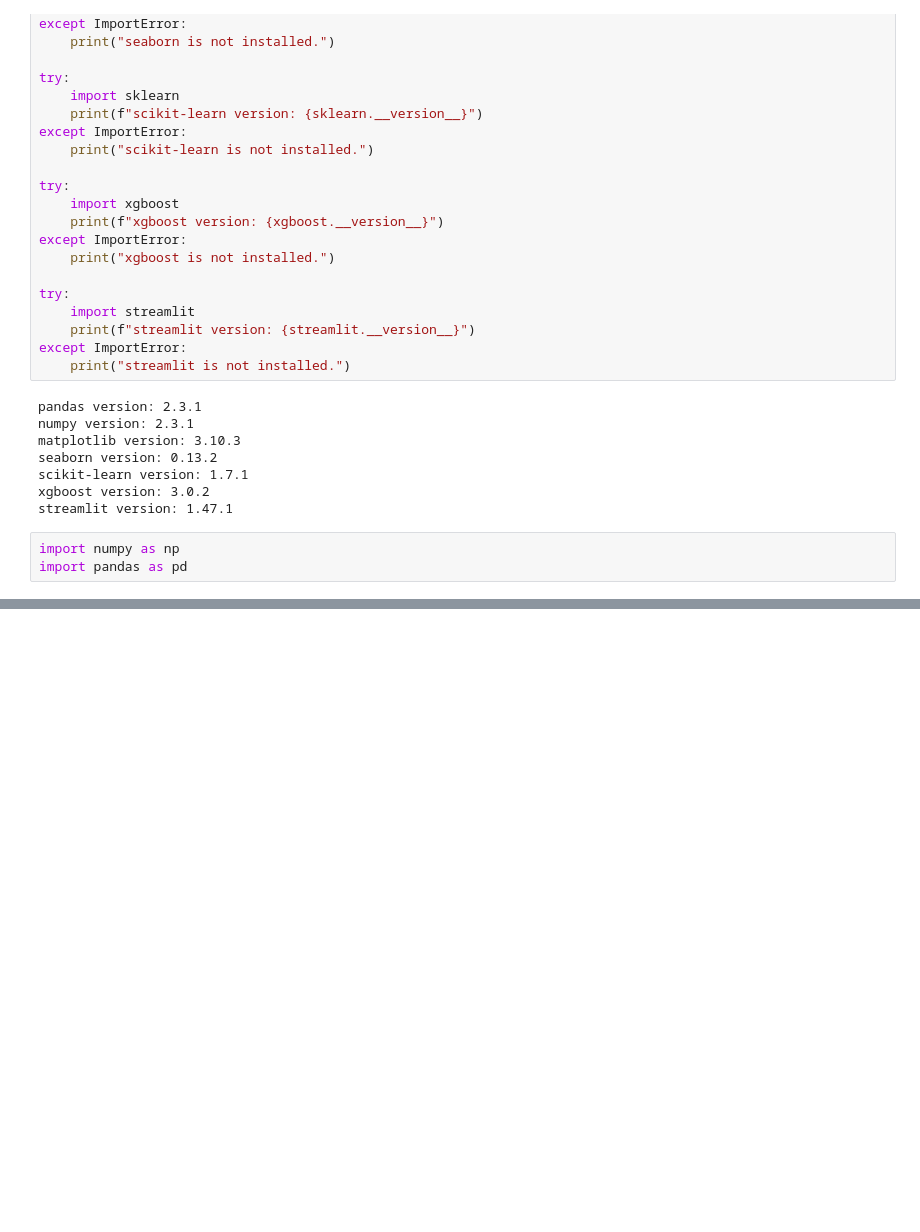
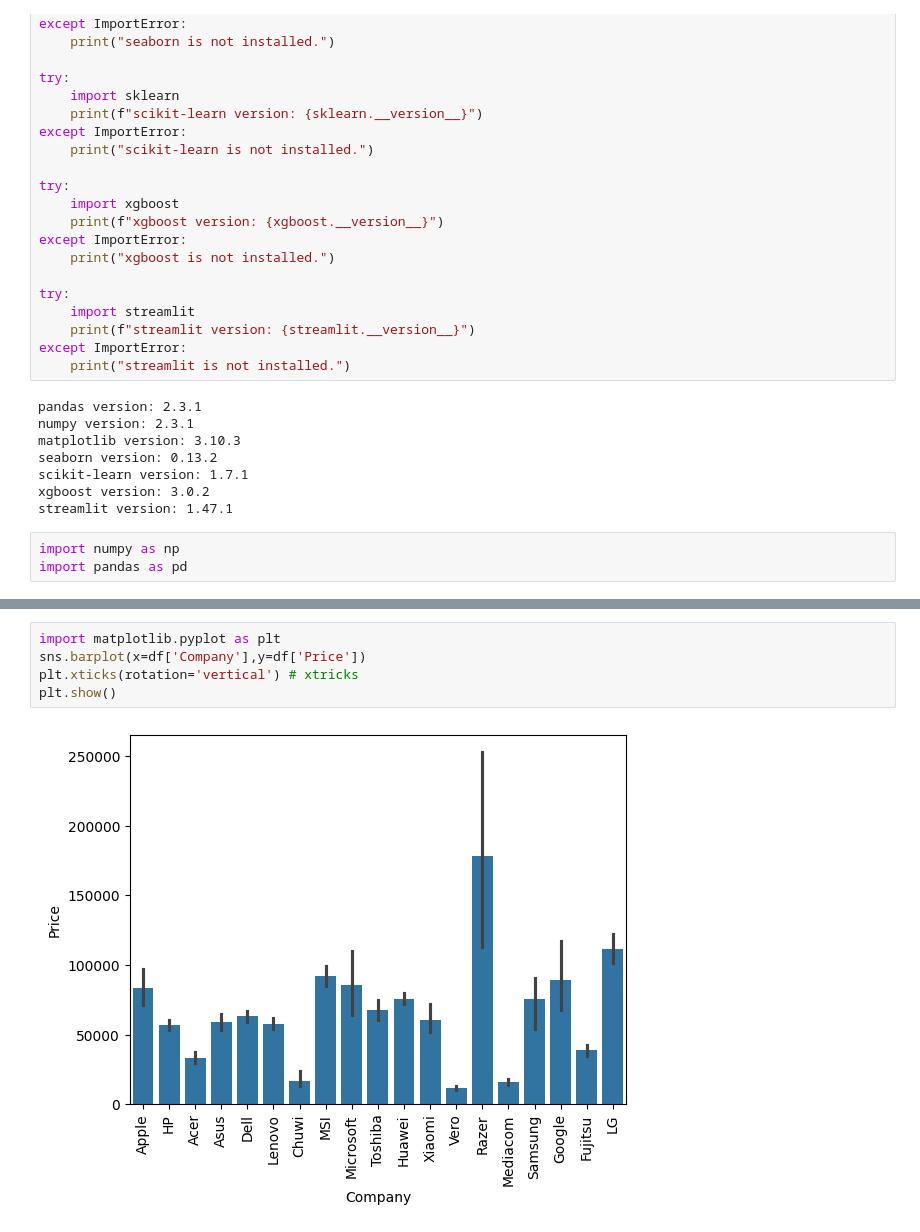
Before and after one commit to afadnan/laptopPricePrediction, a Jupyter notebook: laptop.ipynb, the cells around one changed output, grey strips where cells are left out. Cells and saved outputs as stored; diff of their text form; blank space fills up the shorter version.

```diff
--- a/laptop.ipynb
+++ b/laptop.ipynb
@@ -63,0 +186,7 @@ df.head()
+# %%
+import matplotlib.pyplot as plt
+sns.barplot(x=df['Company'],y=df['Price'])
+plt.xticks(rotation='vertical') # xtricks
+plt.show()
+# %% [output]
+[figure, added]
```
Also changed, not shown: parts of 23 cells of this notebook.
